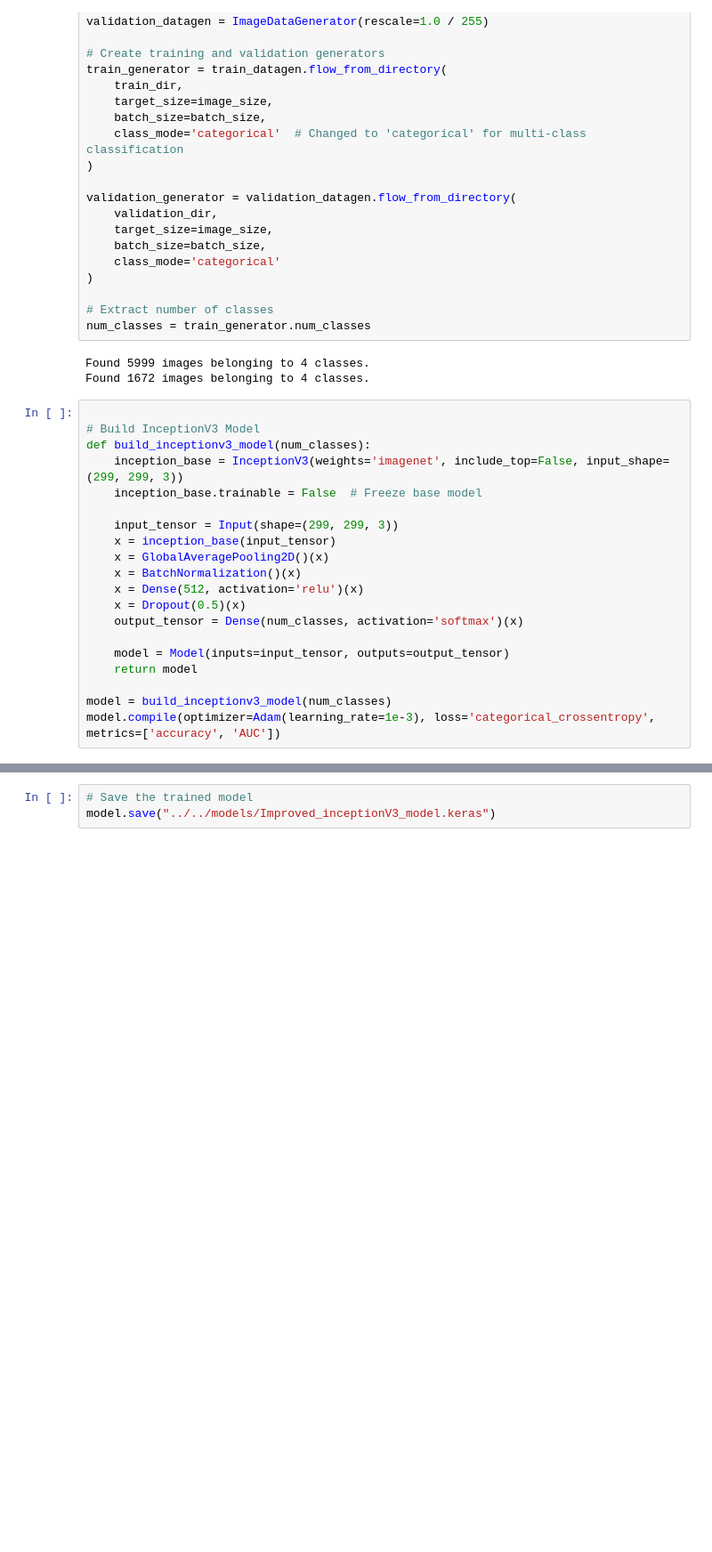
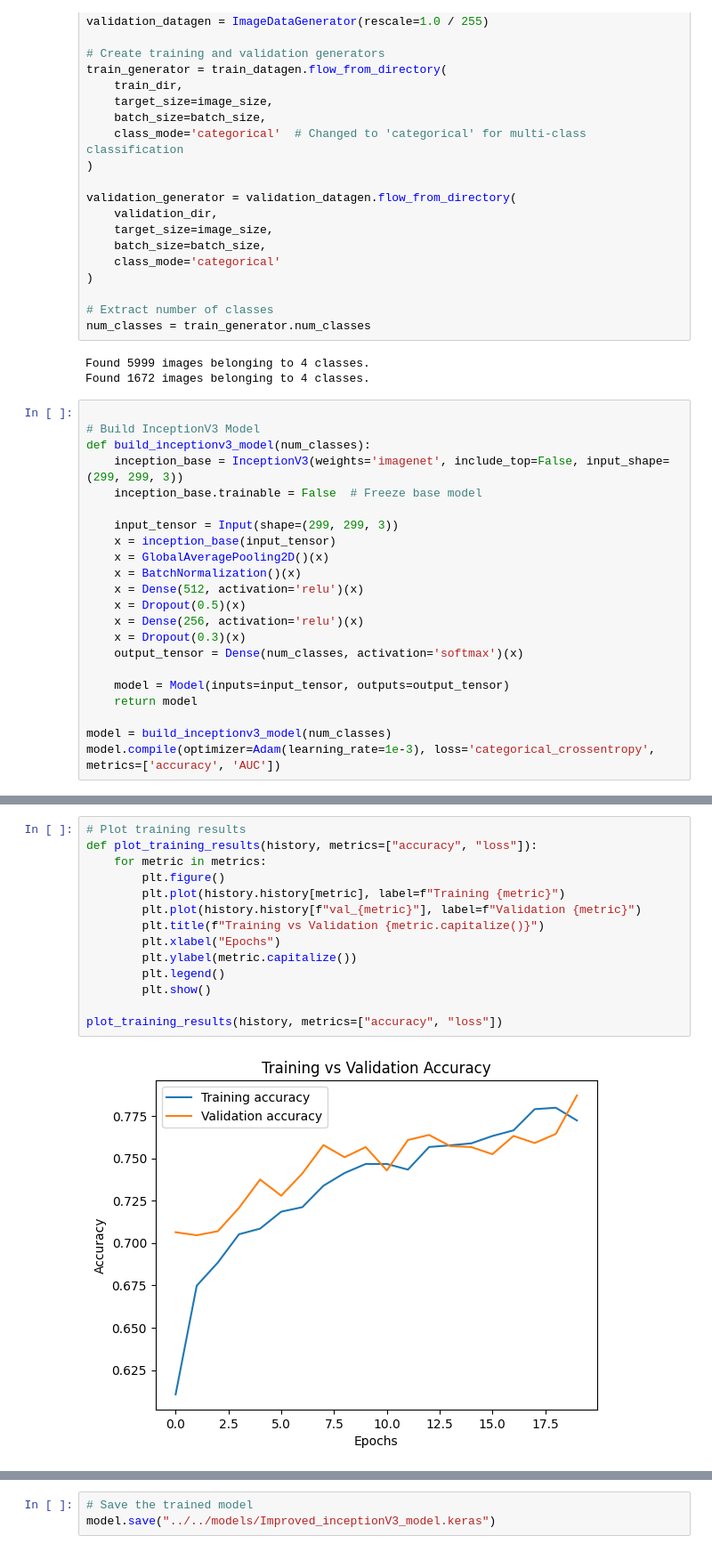
Before and after one commit to leeraaz/SkinDiseaseDiagnosisNepal, a Jupyter notebook: src/notebooks/ImproviseInceptionV3.ipynb, the cells around one changed output, grey strips where cells are left out. Shown at 89% size. Cells and saved outputs as stored; diff of their text form; blank space fills up the shorter version.

```diff
--- a/src/notebooks/ImproviseInceptionV3.ipynb
+++ b/src/notebooks/ImproviseInceptionV3.ipynb
@@ -66,6 +66,8 @@ def build_inceptionv3_model(num_classes):
     x = BatchNormalization()(x)
     x = Dense(512, activation='relu')(x)
     x = Dropout(0.5)(x)
+    x = Dense(256, activation='relu')(x)
+    x = Dropout(0.3)(x)
     output_tensor = Dense(num_classes, activation='softmax')(x)
 
     model = Model(inputs=input_tensor, outputs=output_tensor)
@@ -90,0 +109,16 @@ Epoch 1/50
+# %%
+# Plot training results
+def plot_training_results(history, metrics=["accuracy", "loss"]):
+    for metric in metrics:
+        plt.figure()
+        plt.plot(history.history[metric], label=f"Training {metric}")
+        plt.plot(history.history[f"val_{metric}"], label=f"Validation {metric}")
+        plt.title(f"Training vs Validation {metric.capitalize()}")
+        plt.xlabel("Epochs")
+        plt.ylabel(metric.capitalize())
+        plt.legend()
+        plt.show()
+
+plot_training_results(history, metrics=["accuracy", "loss"])
+# %% [output]
+[figure, added]
```
Also changed, not shown: parts of 7 cells of this notebook.
